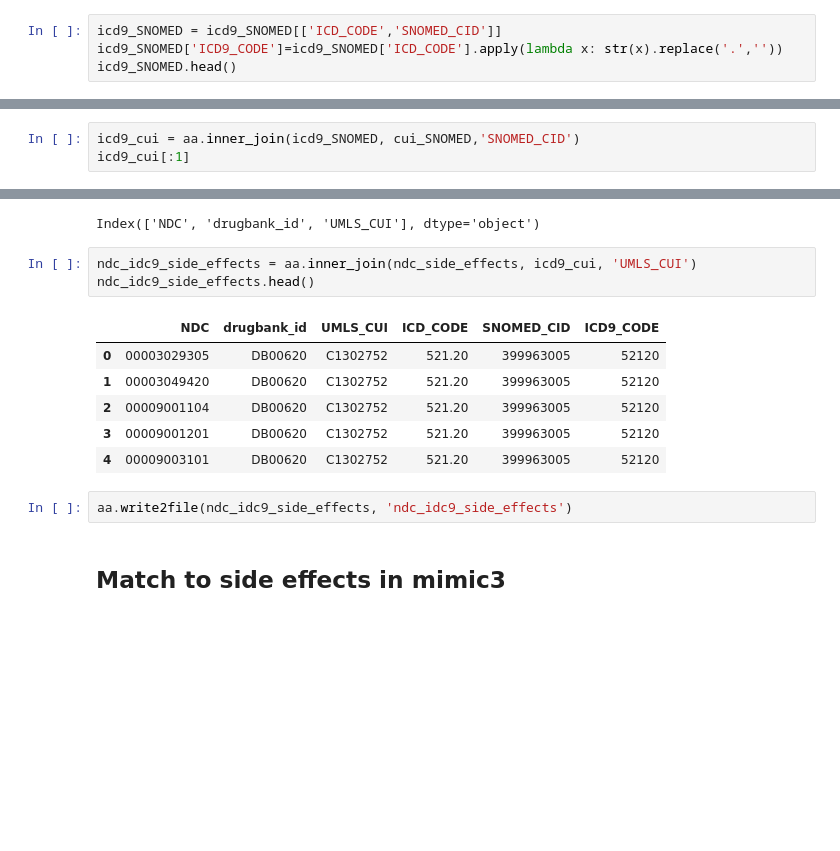
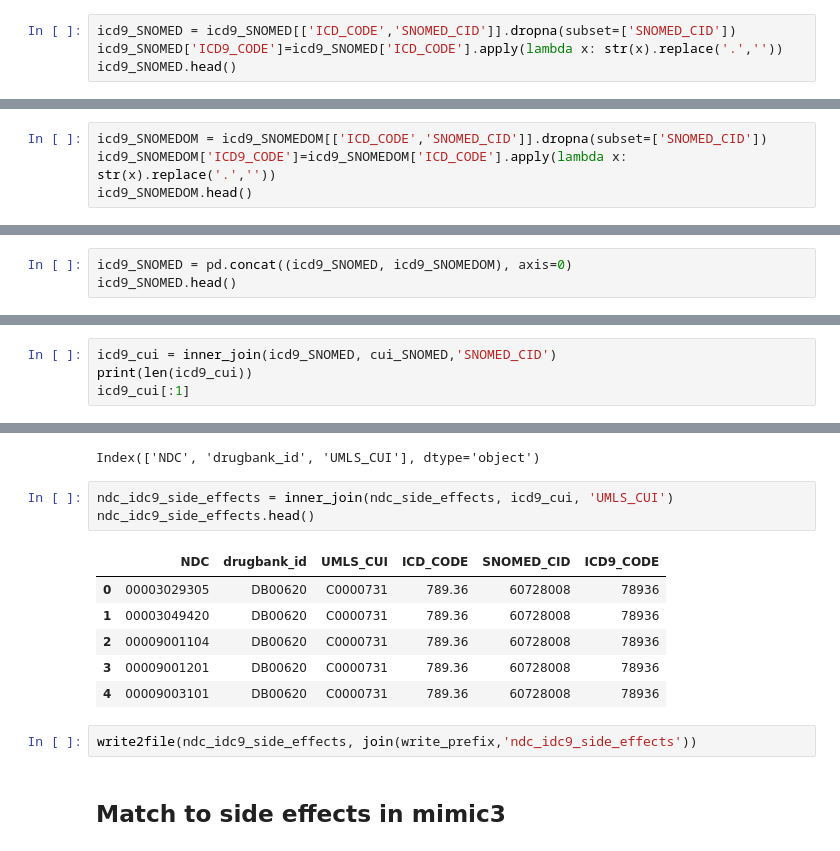
Before and after one commit to liuzi/Clinic-Analysis, a Jupyter notebook: Scripts/Data_Process_Server/Mimic3 - SIDER4.ipynb, the cells around one changed output, grey strips where cells are left out. Drawn from its saved outputs; the diff is of its cells as text; blank space fills up the shorter version.

```diff
--- a/Scripts/Data_Process_Server/Mimic3 - SIDER4.ipynb
+++ b/Scripts/Data_Process_Server/Mimic3 - SIDER4.ipynb
@@ -211,5 +219,5 @@ icd9_SNOMED[:1]
 # %%
-icd9_SNOMED = icd9_SNOMED[['ICD_CODE','SNOMED_CID']]
+icd9_SNOMED = icd9_SNOMED[['ICD_CODE','SNOMED_CID']].dropna(subset=['SNOMED_CID'])
 icd9_SNOMED['ICD9_CODE']=icd9_SNOMED['ICD_CODE'].apply(lambda x: str(x).replace('.',''))
 icd9_SNOMED.head()
 # %% [output]
@@ -219,3 +227,7 @@ icd9_SNOMED.head()
 | 2 | 486 | 233604007 | 486 |
 | 3 | 585.6 | 46177005 | 5856 |
 | 4 | 414.01 | 1641000119107 | 41401 |
+# %%
+icd9_SNOMEDOM = icd9_SNOMEDOM[['ICD_CODE','SNOMED_CID']].dropna(subset=['SNOMED_CID'])
+icd9_SNOMEDOM['ICD9_CODE']=icd9_SNOMEDOM['ICD_CODE'].apply(lambda x: str(x).replace('.',''))
+icd9_SNOMEDOM.head()
@@ -221,0 +241,3 @@ icd9_SNOMED.head()
+# %%
+icd9_SNOMED = pd.concat((icd9_SNOMED, icd9_SNOMEDOM), axis=0)
+icd9_SNOMED.head()
@@ -233,6 +264,7 @@ cui_SNOMED[:1]
 |  | SNOMED_CID | UMLS_CUI |
 | 0 | 38341003 | C0020538 |
 # %%
-icd9_cui = aa.inner_join(icd9_SNOMED, cui_SNOMED,'SNOMED_CID')
+icd9_cui = inner_join(icd9_SNOMED, cui_SNOMED,'SNOMED_CID')
+print(len(icd9_cui))
 icd9_cui[:1]
 # %% [output]
@@ -255,17 +288,17 @@ ndc_side_effects.columns
 # %% [output]
 Index(['NDC', 'drugbank_id', 'UMLS_CUI'], dtype='object')
 # %%
-ndc_idc9_side_effects = aa.inner_join(ndc_side_effects, icd9_cui, 'UMLS_CUI')
+ndc_idc9_side_effects = inner_join(ndc_side_effects, icd9_cui, 'UMLS_CUI')
 ndc_idc9_side_effects.head()
 # %% [output]
 |  | NDC | drugbank_id | UMLS_CUI | ICD_CODE | SNOMED_CID | ICD9_CODE |
-| 0 | 00003029305 | DB00620 | C1302752 | 521.20 | 399963005 | 52120 |
-| 1 | 00003049420 | DB00620 | C1302752 | 521.20 | 399963005 | 52120 |
-| 2 | 00009001104 | DB00620 | C1302752 | 521.20 | 399963005 | 52120 |
-| 3 | 00009001201 | DB00620 | C1302752 | 521.20 | 399963005 | 52120 |
-| 4 | 00009003101 | DB00620 | C1302752 | 521.20 | 399963005 | 52120 |
+| 0 | 00003029305 | DB00620 | C0000731 | 789.36 | 60728008 | 78936 |
+| 1 | 00003049420 | DB00620 | C0000731 | 789.36 | 60728008 | 78936 |
+| 2 | 00009001104 | DB00620 | C0000731 | 789.36 | 60728008 | 78936 |
+| 3 | 00009001201 | DB00620 | C0000731 | 789.36 | 60728008 | 78936 |
+| 4 | 00009003101 | DB00620 | C0000731 | 789.36 | 60728008 | 78936 |
-# %%
-aa.write2file(ndc_idc9_side_effects, 'ndc_idc9_side_effects')
+# %%
+write2file(ndc_idc9_side_effects, join(write_prefix,'ndc_idc9_side_effects'))
 # %% [markdown]
 ## Match to side effects in mimic3
 # %%
```
Also changed, not shown: parts of 12 cells of this notebook, 13 other files.
